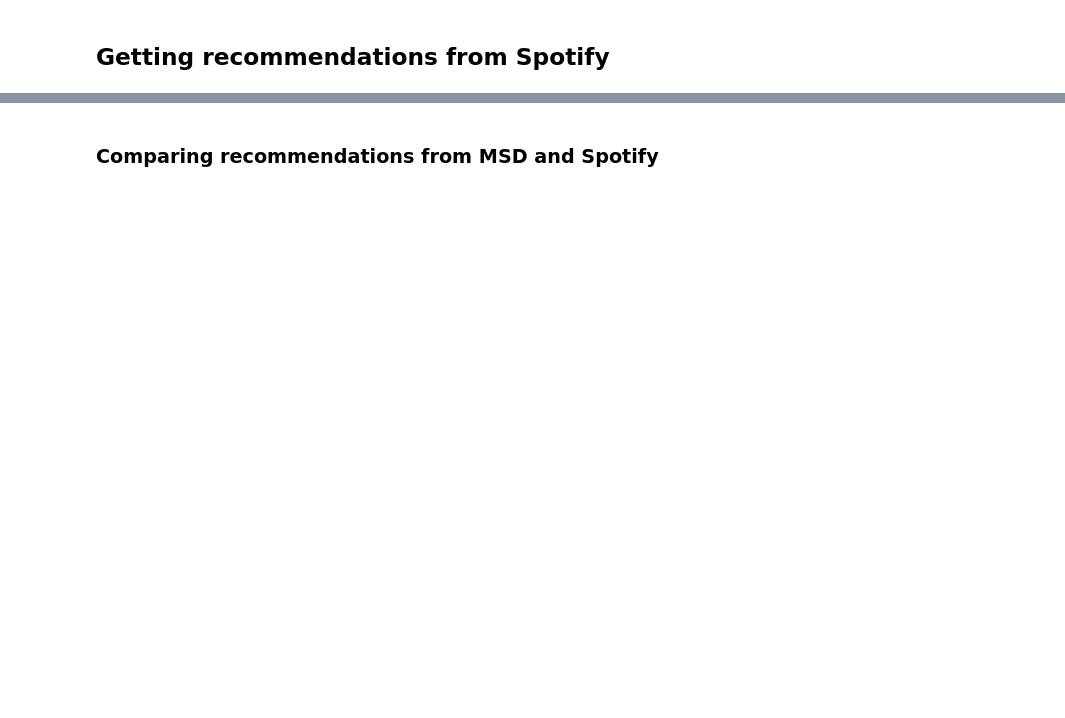
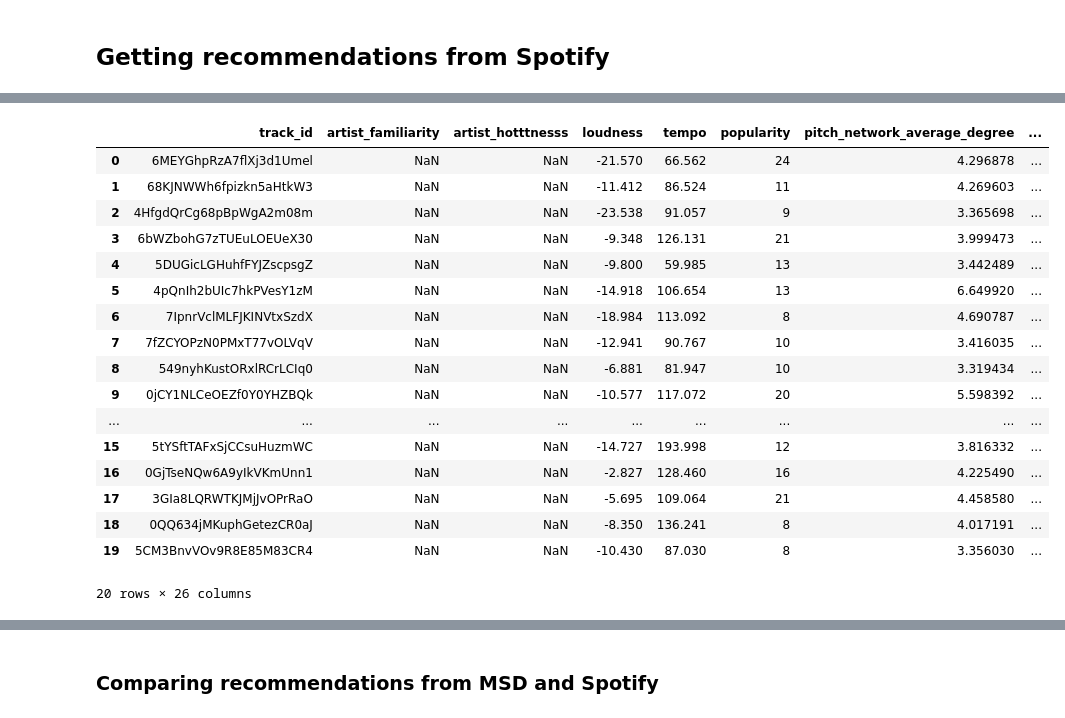
Before and after one commit to jaksiks/spotify-dumpster-diver, a Jupyter notebook: notebooks/Seths_Dumpster.ipynb, the cells around one changed output, grey strips where cells are left out. Drawn from its saved outputs; the diff is of its cells as text; code cells hidden in the pictures; blank space fills up the shorter version.

```diff
--- a/notebooks/Seths_Dumpster.ipynb
+++ b/notebooks/Seths_Dumpster.ipynb
@@ -193,2 +209,23 @@ spo_recs.iloc[0:10]
+# %%
+spo_recs[1]
+# %% [output]
+|  | track_id | artist_familiarity | artist_hotttnesss | loudness | tempo | popularity | pitch_network_average_degree | ... |
+| 0 | 6MEYGhpRzA7flXj3d1Umel | NaN | NaN | -21.570 | 66.562 | 24 | 4.296878 | ... |
+| 1 | 68KJNWWh6fpizkn5aHtkW3 | NaN | NaN | -11.412 | 86.524 | 11 | 4.269603 | ... |
+| 2 | 4HfgdQrCg68pBpWgA2m08m | NaN | NaN | -23.538 | 91.057 | 9 | 3.365698 | ... |
+| 3 | 6bWZbohG7zTUEuLOEUeX30 | NaN | NaN | -9.348 | 126.131 | 21 | 3.999473 | ... |
+| 4 | 5DUGicLGHuhfFYJZscpsgZ | NaN | NaN | -9.800 | 59.985 | 13 | 3.442489 | ... |
+| 5 | 4pQnIh2bUIc7hkPVesY1zM | NaN | NaN | -14.918 | 106.654 | 13 | 6.649920 | ... |
+| 6 | 7IpnrVclMLFJKINVtxSzdX | NaN | NaN | -18.984 | 113.092 | 8 | 4.690787 | ... |
+| 7 | 7fZCYOPzN0PMxT77vOLVqV | NaN | NaN | -12.941 | 90.767 | 10 | 3.416035 | ... |
+| 8 | 549nyhKustORxlRCrLCIq0 | NaN | NaN | -6.881 | 81.947 | 10 | 3.319434 | ... |
+| 9 | 0jCY1NLCeOEZf0Y0YHZBQk | NaN | NaN | -10.577 | 117.072 | 20 | 5.598392 | ... |
+| ... | ... | ... | ... | ... | ... | ... | ... | ... |
+| 15 | 5tYSftTAFxSjCCsuHuzmWC | NaN | NaN | -14.727 | 193.998 | 12 | 3.816332 | ... |
+| 16 | 0GjTseNQw6A9yIkVKmUnn1 | NaN | NaN | -2.827 | 128.460 | 16 | 4.225490 | ... |
+| 17 | 3GIa8LQRWTKJMjJvOPrRaO | NaN | NaN | -5.695 | 109.064 | 21 | 4.458580 | ... |
+| 18 | 0QQ634jMKuphGetezCR0aJ | NaN | NaN | -8.350 | 136.241 | 8 | 4.017191 | ... |
+| 19 | 5CM3BnvVOv9R8E85M83CR4 | NaN | NaN | -10.430 | 87.030 | 8 | 3.356030 | ... |
+20 rows × 26 columns
 # %%
 final_MSD_recs = recs[0]
```
Also changed, not shown: parts of 13 cells of this notebook.
